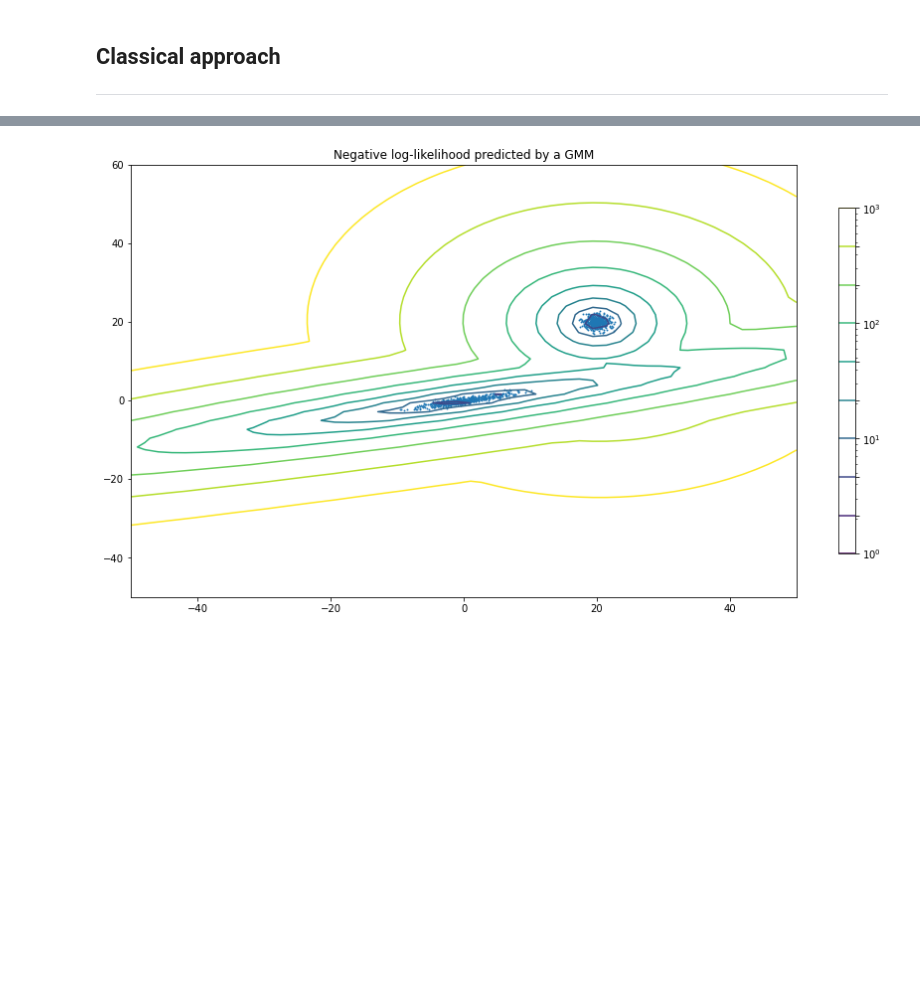
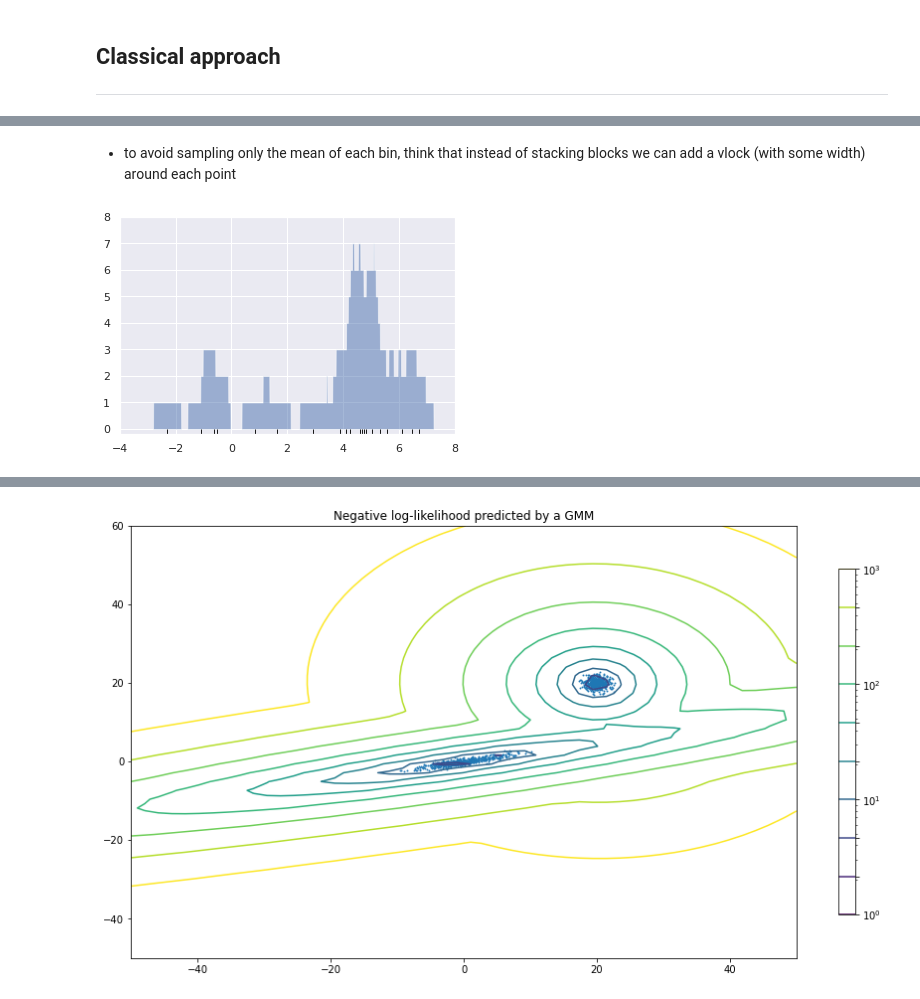
Before and after one commit to mkimhi/cs3600-tutorials, a Jupyter notebook: T6/tutorial6-Generative models.ipynb, the cells around one changed output, grey strips where cells are left out. Cells and saved outputs as stored; diff of their text form; code cells hidden in the pictures; blank space fills up the shorter version.

```diff
--- a/T6/tutorial6-Generative models.ipynb
+++ b/T6/tutorial6-Generative models.ipynb
@@ -107,0 +170,12 @@ simplest is [KDE](https://en.wikipedia.org/wiki/Kernel_density_estimation), but
+# %% [markdown]
+* to avoid sampling only the mean of each bin, think that instead of stacking blocks we can add a vlock (with some width) around each point
+# %%
+x_d = np.linspace(-4, 8, 2000)
+density = sum((abs(xi - x_d) < 0.5) for xi in x)
+
+plt.fill_between(x_d, density, alpha=0.5)
+plt.plot(x, np.full_like(x, -0.1), '|k', markeredgewidth=1)
+
+plt.axis([-4, 8, -0.2, 8]);
+# %% [output]
+[figure, added]
```
Also changed, not shown: parts of 17 cells of this notebook, 10 other files.
